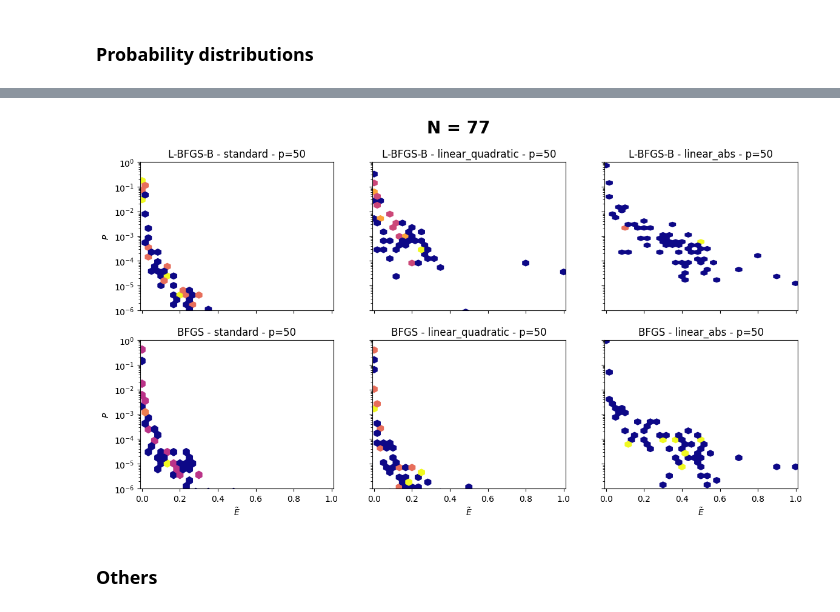
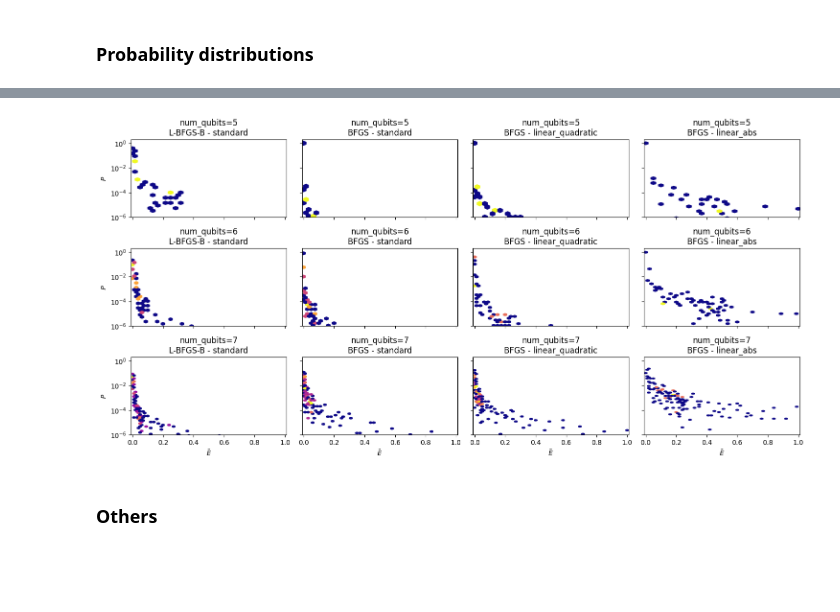
Before and after one commit to fpllcr/master-thesis, a Jupyter notebook: qaoa_factorization/notebooks/analysis.ipynb, the cells around one changed output, grey strips where cells are left out. Drawn from its saved outputs; the diff is of its cells as text; code cells hidden in the pictures; blank space fills up the shorter version.

```diff
--- a/qaoa_factorization/notebooks/analysis.ipynb
+++ b/qaoa_factorization/notebooks/analysis.ipynb
@@ -173,5 +171,5 @@ np.float64(5898637.978299949)
 # %%
-solver = QAOASolver(51, optimizer_method='BFGS', problem_hamiltonian='linear_H', cost_hamiltonian='quadratic_H')
+solver = QAOASolver(39, problem_hamiltonian='quadratic_H', cost_hamiltonian='quadratic_H')
 
 # Max angle
 max_gamma = 2*np.pi/max(solver.Ep)
@@ -1179,38 +1258,54 @@ for i, N in enumerate(Ns):
 # %%
-N = 77
+Ns = [39,51,77,87,95]
+layers_map = {21: 10, 39: 30, 51: 50, 77: 50, 87:50, 95:50}
+gridsize_map = {5: 30, 6: 40, 7: 50}
 
-df = experiment_results[(experiment_results['N']==N)]
-df = df[df['layers']==df.groupby('setup')['layers'].max().min()]
+df = experiment_results[(experiment_results['N'].isin(Ns))]
+df = df[df['layers']==df['N'].map(layers_map)]
 
-fig, axs = plt.subplots(nrows=2, ncols=3, figsize=(14,7), sharey=True, sharex=True)
-fig.subplots_adjust(hspace=0.2)
+ns = sorted(df['num_qubits'].unique())
 
-for i, optimizer in enumerate(['L-BFGS-B', 'BFGS']):
-    for j, setup in enumerate(['standard', 'linear_quadratic', 'linear_abs']):
+fig, axs = plt.subplots(nrows=len(ns), ncols=4, figsize=(18,8), sharey=True, sharex=True)
+fig.subplots_adjust(hspace=0.4, wspace=0.1)
+
+for i, n in enumerate(ns):
+    for j in range(4):
+        if j==0:
+            optimizer = 'L-BFGS-B'
+            setup = 'standard'
+        elif j==1:
+            optimizer = 'BFGS'
+            setup = 'standard'
+        elif j==2:
+            optimizer = 'BFGS'
+            setup = 'linear_quadratic'
+        elif j==3:
+            optimizer = 'BFGS'
+            setup = 'linear_abs'
+
+        df_s = df[(df['num_qubits']==n) & (df['optimizer']==optimizer) & (df['setup']==setup)].reset_index(drop=True)
+
         ax = axs[i][j]
-        df_s = df[(df['setup']==setup) & (df['optimizer']==optimizer)]
-        layer_max = df_s['layers'].max()
-        df_s = df_s[df_s['layers'] == layer_max].reset_index(drop=True)
 
         probs = df_s.loc[0,'state_populations']
         energies = np.array(df_s.loc[0,'Ec'])
+        layer_max = df_s.loc[0, 'layers']
 
         E_min = np.min(energies)
         E_max = np.max(energies)
         rescaled_E = (energies - E_min) / (E_max - E_min)
 
-        hb = ax.hexbin(rescaled_E, probs, gridsize=30, cmap='plasma', bins='log', yscale='log')
-        ax.set_title(f"{optimizer} - {setup} - p={layer_max}")
+
+        hb = ax.hexbin(rescaled_E, probs, gridsize=gridsize_map[n], cmap='plasma', bins='log', yscale='log')
+        ax.set_title(f"num_qubits={n}\n{optimizer} - {setup}")
         ax.set_xlim(-0.01,1.01)
-        ax.set_ylim(1e-6,1)
+        ax.set_ylim(1e-6,2)
         if j == 0:
             ax.set_ylabel('$P$')
-        if i == 1:
+        if i == 2:
             ax.set_xlabel('$\\tilde{E}$')
-
-fig.suptitle(f'N = {N}', fontsize=20, fontweight='bold');
 # %% [output]
-[figure, old version]
+[figure, new version]
 # %% [markdown]
 ### Others
 # %%
```
Also changed, not shown: parts of 8 cells of this notebook, 10 other files.
